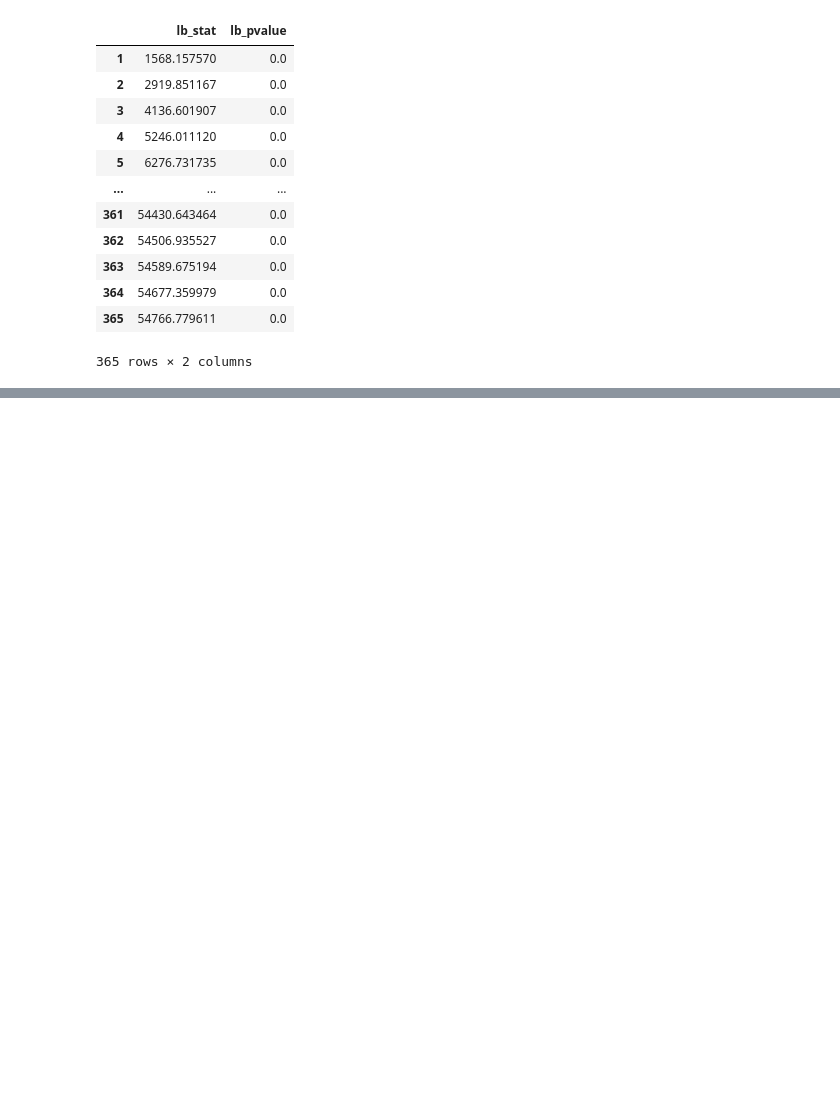
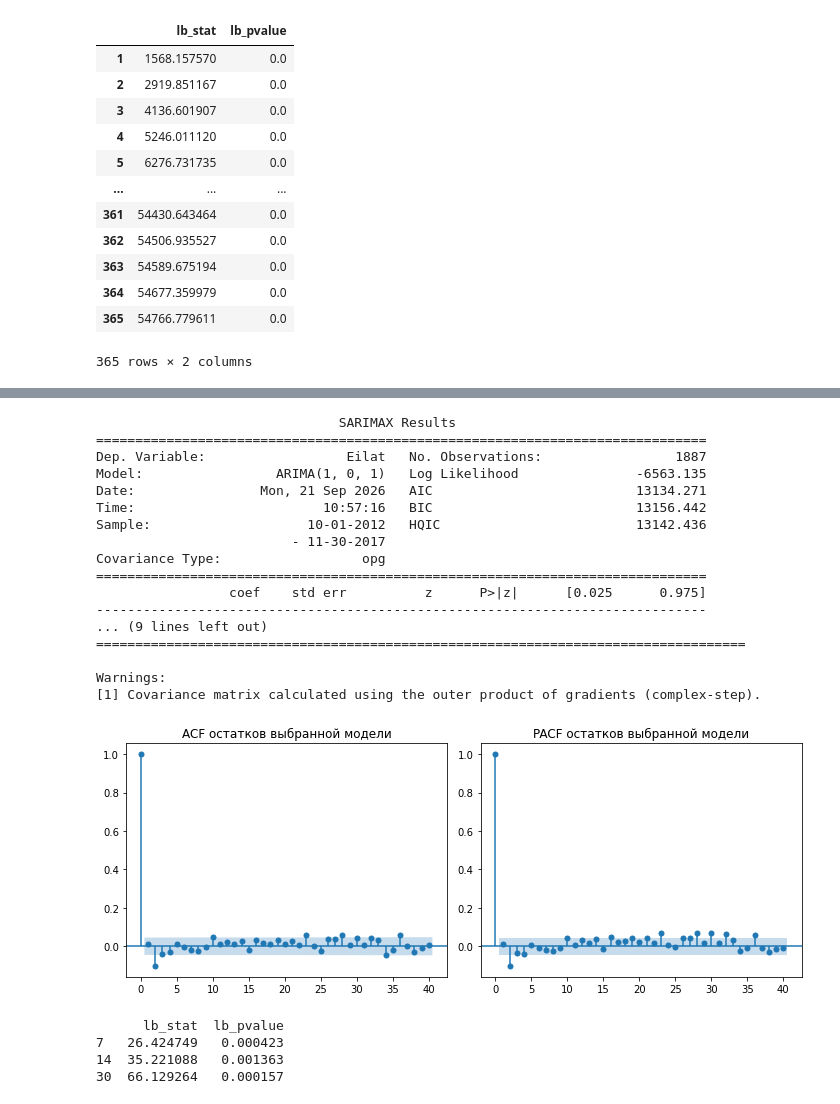
Before and after one commit to niosandd/data-scientist-from-zero-to-pro, a Jupyter notebook: DS ВШЭ/Анализ и прогнозирование временных рядов/DopExample_TS_1_2.ipynb, the cells around one changed output, grey strips where cells are left out. Cells and saved outputs as stored; diff of their text form; code cells hidden in the pictures; blank space fills up the shorter version.

```diff
--- a/DS ВШЭ/Анализ и прогнозирование временных рядов/DopExample_TS_1_2.ipynb
+++ b/DS ВШЭ/Анализ и прогнозирование временных рядов/DopExample_TS_1_2.ipynb
@@ -453,0 +462,38 @@ acorr_ljungbox(humidity_eilat_day, return_df=True, lags=365)
+# %%
+best = res_arma  # подставь ту, у которой меньше AIC
+
+print(best.summary())
+
+resid = best.resid.dropna()
+fig, ax = plt.subplots(1, 2, figsize=(10, 4))
+plot_acf(resid, ax=ax[0], lags=40)
+plot_pacf(resid, ax=ax[1], lags=40)
+ax[0].set_title('ACF остатков выбранной модели')
+ax[1].set_title('PACF остатков выбранной модели')
+plt.tight_layout()
+plt.show()
+
+print(acorr_ljungbox(resid, return_df=True, lags=[7, 14, 30]))
+# %% [output]
+                               SARIMAX Results
+==============================================================================
+Dep. Variable:                  Eilat   No. Observations:                 1887
+Model:                 ARIMA(1, 0, 1)   Log Likelihood               -6563.135
+Date:                Mon, 21 Sep 2026   AIC                          13134.271
+Time:                        10:57:16   BIC                          13156.442
+Sample:                    10-01-2012   HQIC                         13142.436
+                         - 11-30-2017
+Covariance Type:                  opg
+==============================================================================
+                 coef    std err          z      P>|z|      [0.025      0.975]
+------------------------------------------------------------------------------
+... (9 lines left out)
+===================================================================================
+
+Warnings:
+[1] Covariance matrix calculated using the outer product of gradients (complex-step).
+[figure, added]
+      lb_stat  lb_pvalue
+7   26.424749   0.000423
+14  35.221088   0.001363
+30  66.129264   0.000157
```
Also changed, not shown: parts of 88 cells of this notebook, 27 other files.
